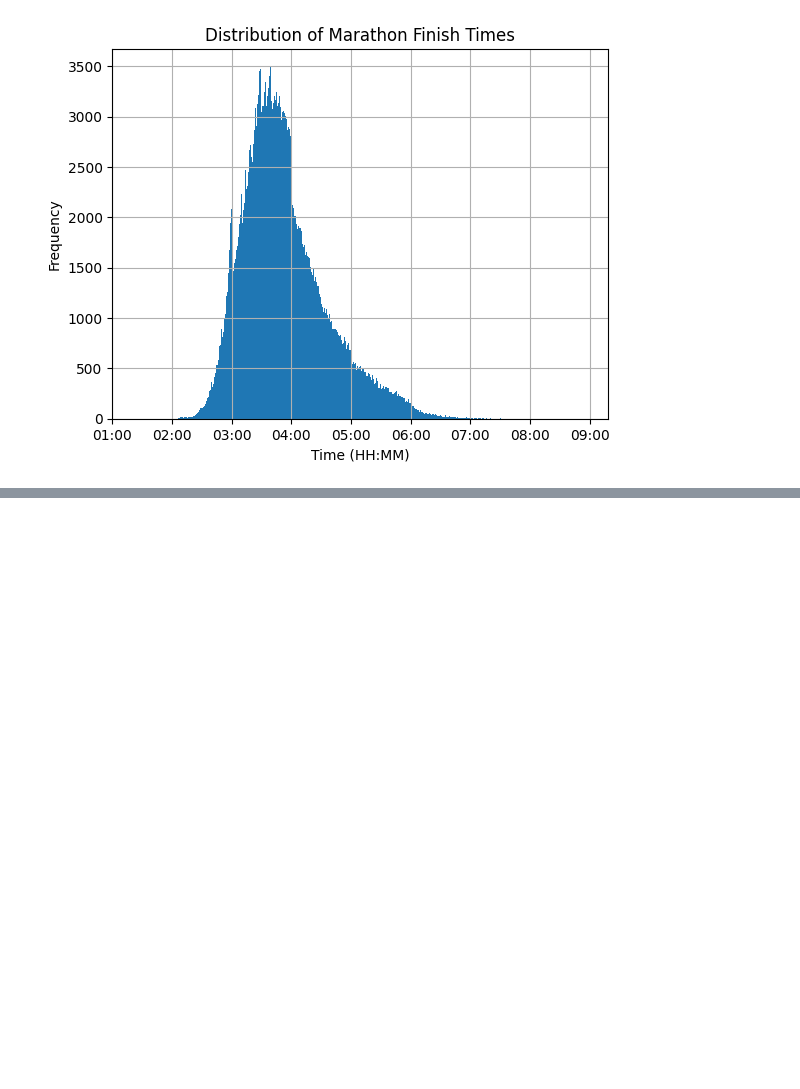
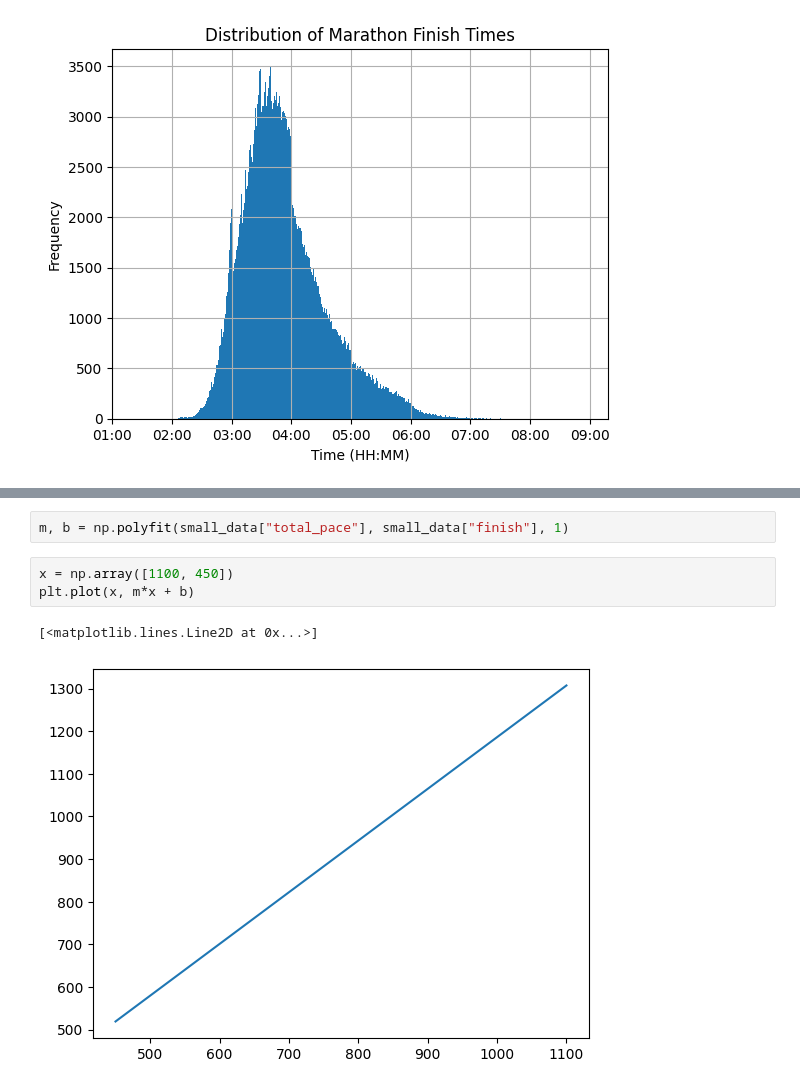
Before and after one commit to eaegerber/Marathon_Predictor, a Jupyter notebook: analysis.ipynb, the cells around one changed output, grey strips where cells are left out. Drawn from its saved outputs; the diff is of its cells as text; blank space fills up the shorter version.

```diff
--- a/analysis.ipynb
+++ b/analysis.ipynb
@@ -342,0 +300,8 @@ xtrain
+# %%
+m, b = np.polyfit(small_data["total_pace"], small_data["finish"], 1)
+# %%
+x = np.array([1100, 450])
+plt.plot(x, m*x + b)
+# %% [output]
+[<matplotlib.lines.Line2D at 0x...>]
+[figure, added]
```
Also changed, not shown: parts of 18 cells of this notebook, 2 other files.
